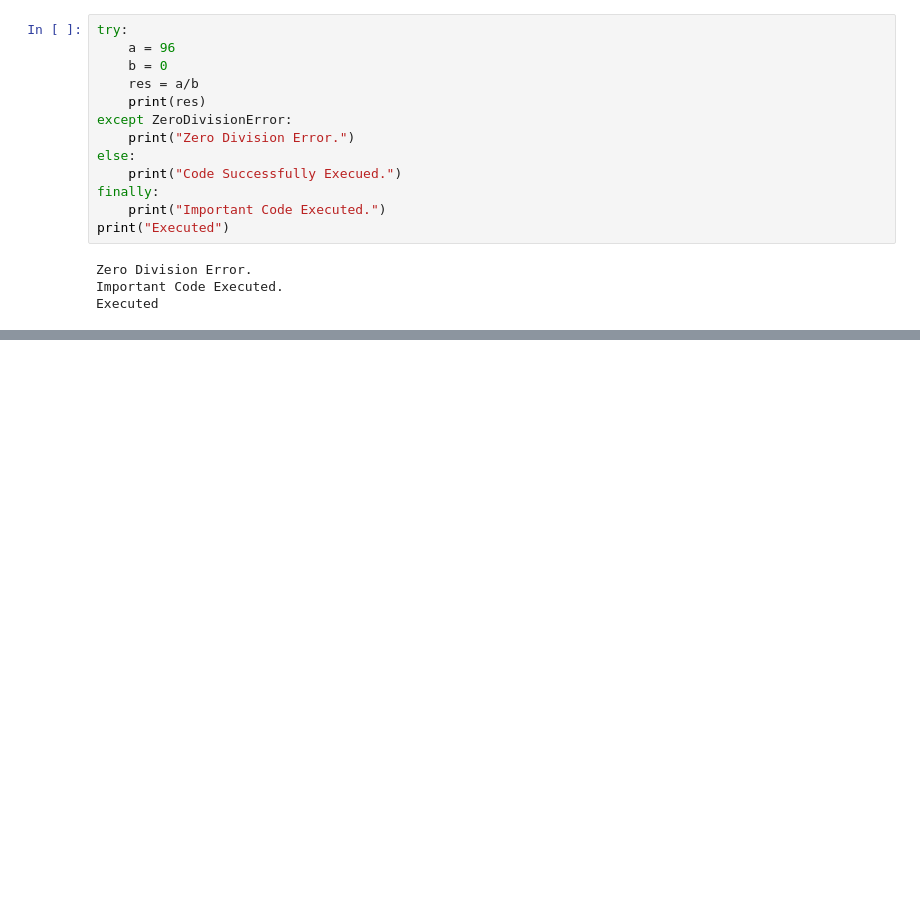
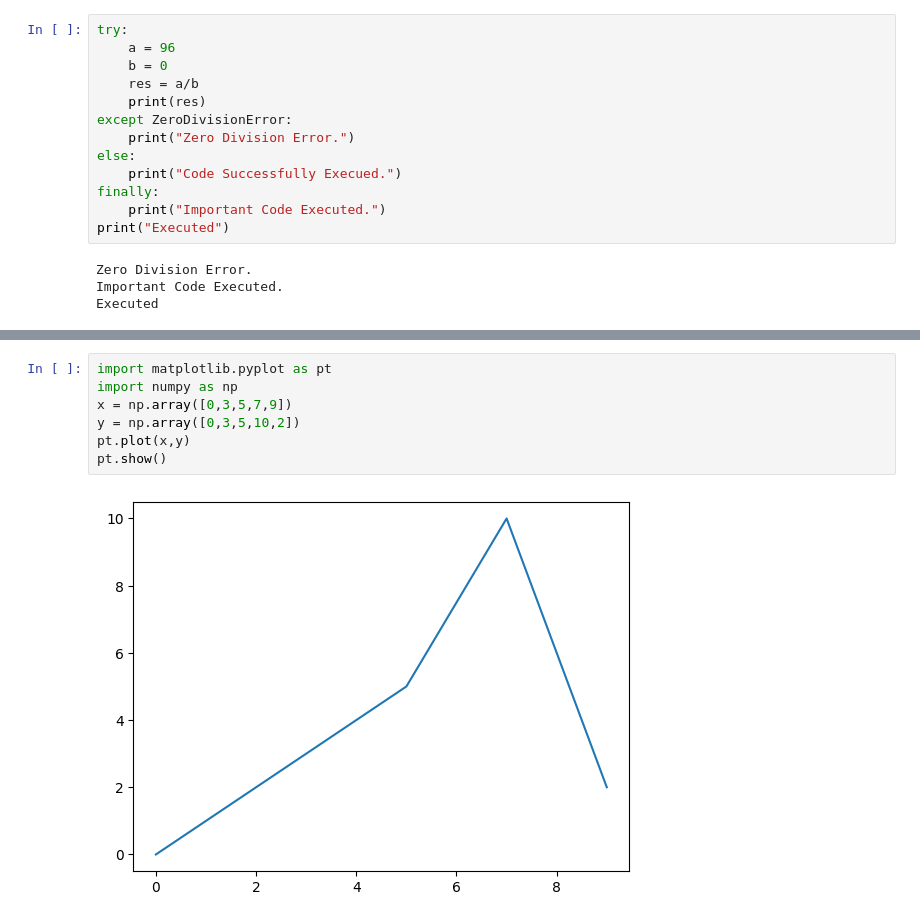
Before and after one commit to PratikRameshMajage/Python, a Jupyter notebook: Code_Practice.ipynb, the cells around one changed output, grey strips where cells are left out. Drawn from its saved outputs; the diff is of its cells as text; blank space fills up the shorter version.

```diff
--- a/Code_Practice.ipynb
+++ b/Code_Practice.ipynb
@@ -3754,0 +3794,9 @@ Executed
+# %%
+import matplotlib.pyplot as pt
+import numpy as np
+x = np.array([0,3,5,7,9])
+y = np.array([0,3,5,10,2])
+pt.plot(x,y)
+pt.show()
+# %% [output]
+[figure, added]
```
Also changed, not shown: parts of 73 cells of this notebook.
